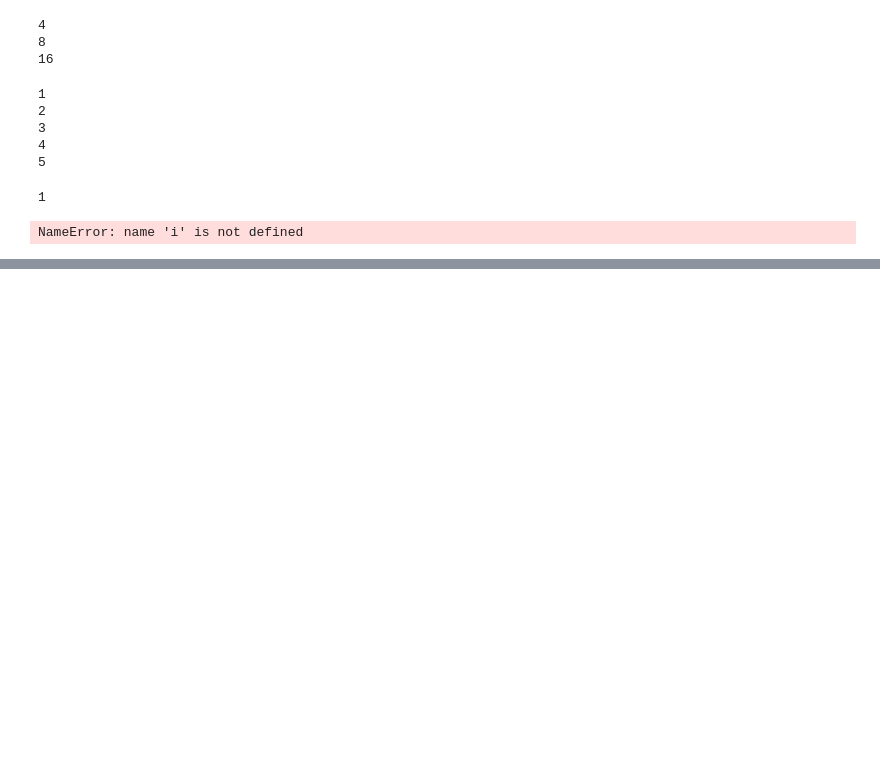
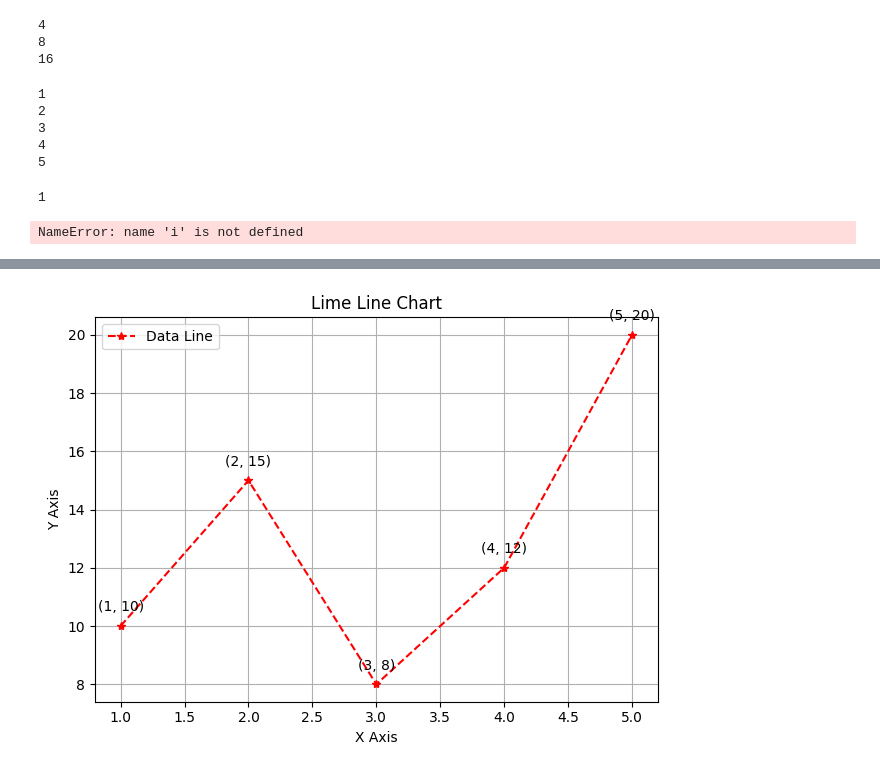
Before and after one commit to rajkumars27/Guvi-1, a Jupyter notebook: Practice.ipynb, the cells around one changed output, grey strips where cells are left out. Saved outputs shown, nothing was run; the diff lists cells and outputs as text; code cells hidden in the pictures; blank space fills up the shorter version.

```diff
--- a/Practice.ipynb
+++ b/Practice.ipynb
@@ -594,0 +634,28 @@ NameError: name 'i' is not defined
+# %%
+import matplotlib.pyplot as plt
+
+# Sample data
+x = [1, 2, 3, 4, 5]
+y = [10, 15, 8, 12, 20]
+
+# Create the plot
+plt.plot(x, y, linestyle='--', marker='*', color='red', label='Data Line')
+
+# Add value annotations to each point
+for i in range(len(x)):
+    plt.text(x[i], y[i] + 0.5, f'({x[i]}, {y[i]})', ha='center')
+
+# Chart title and axis labels
+plt.title('Lime Line Chart')
+plt.xlabel('X Axis')
+plt.ylabel('Y Axis')
+
+# Show grid and legend
+plt.grid(True)
+plt.legend()
+
+# Show the chart
+plt.tight_layout()
+plt.show()
+# %% [output]
+[figure, added]
```
Also changed, not shown: parts of 6 cells of this notebook.
